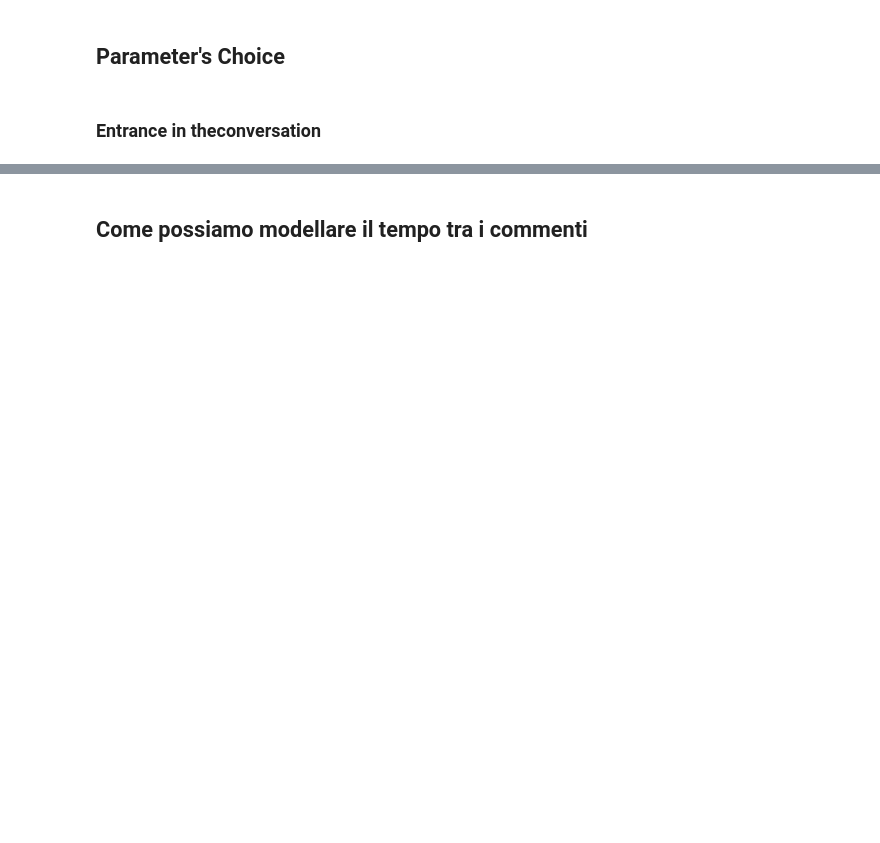
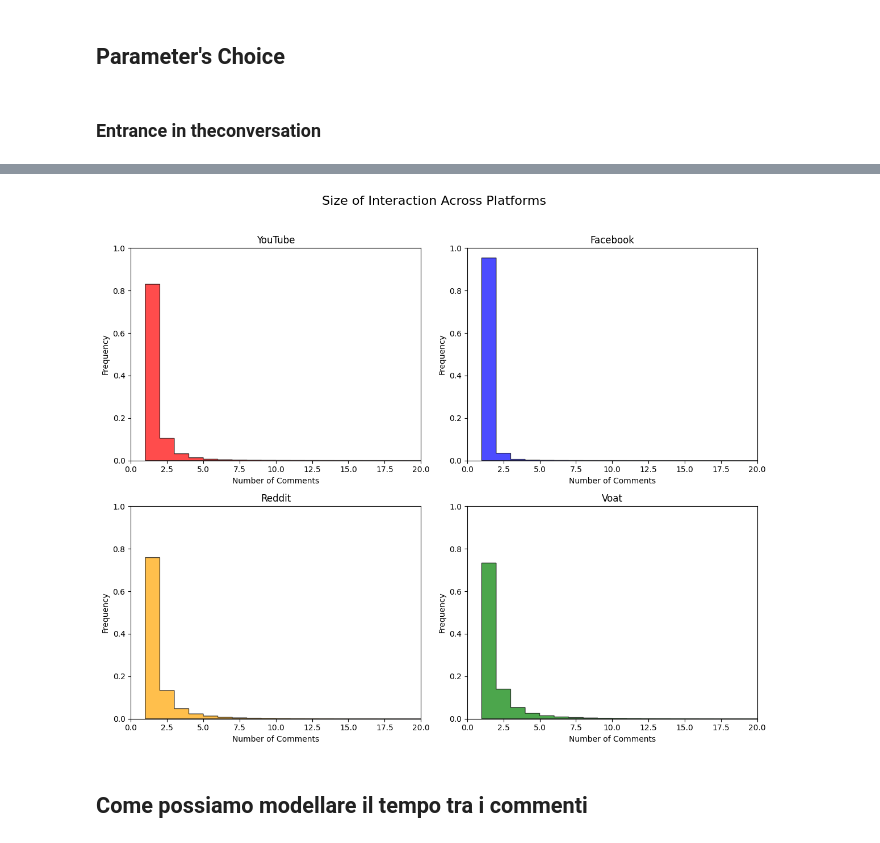
Before and after one commit to jacoponudo/Conversation_dynamics, a Jupyter notebook: src/HWK/Model.ipynb, the cells around one changed output, grey strips where cells are left out. Cells and saved outputs as stored; diff of their text form; code cells hidden in the pictures; blank space fills up the shorter version.

```diff
--- a/src/HWK/Model.ipynb
+++ b/src/HWK/Model.ipynb
@@ -277,2 +319,52 @@ plt.show()
+# %%
+# Calculate the size of interaction for each platform
+yt_size_of_interaction = yt.groupby(['user', 'post_id'])['comment_id'].count()
+fb_size_of_interaction = fb.groupby(['user_id', 'post_id'])['comment_id'].count()
+rd_size_of_interaction = rd.groupby(['user_id', 'post_id'])['comment_code'].count()
+vo_size_of_interaction = vo.groupby(['user', 'root_submission'])['comment_id'].count()
+# %%
+bins = np.arange(1, 1000)
+
+# Creare subplot
+fig, axs = plt.subplots(2, 2, figsize=(12, 10))
+
+# YouTube
+axs[0, 0].hist(yt_size_of_interaction, bins=bins, alpha=0.7, edgecolor='black', color='red', histtype='stepfilled', density=True)
+axs[0, 0].set_title('YouTube')
+axs[0, 0].set_xlim(0, 20)
+axs[0, 0].set_xlabel('Number of Comments')
+axs[0, 0].set_ylabel('Frequency')
+axs[0, 0].set_ylim(0, 1)
+
+# Facebook
+axs[0, 1].hist(fb_size_of_interaction, bins=bins, alpha=0.7, edgecolor='black', color='blue', histtype='stepfilled', density=True)
+axs[0, 1].set_title('Facebook')
+axs[0, 1].set_xlabel('Number of Comments')
+axs[0, 1].set_ylabel('Frequency')
+axs[0, 1].set_xlim(0, 20)
+axs[0, 1].set_ylim(0, 1)
+
+# Reddit
+axs[1, 0].hist(rd_size_of_interaction, bins=bins, alpha=0.7, edgecolor='black', color='orange', histtype='stepfilled', density=True)
+axs[1, 0].set_title('Reddit')
+axs[1, 0].set_xlim(0, 20)
+axs[1, 0].set_ylim(0, 1)
+axs[1, 0].set_xlabel('Number of Comments')
+axs[1, 0].set_ylabel('Frequency')
+
+# Voat
+axs[1, 1].hist(vo_size_of_interaction, bins=bins, alpha=0.7, edgecolor='black', color='green', histtype='stepfilled', density=True)
+axs[1, 1].set_title('Voat')
+axs[1, 1].set_xlim(0, 20)
+axs[1, 1].set_ylim(0, 1)
+axs[1, 1].set_xlabel('Number of Comments')
+axs[1, 1].set_ylabel('Frequency')
+
+# Titolo principale e layout
+fig.suptitle('Size of Interaction Across Platforms', fontsize=16)
+plt.tight_layout(rect=[0, 0, 1, 0.96])
+plt.show()
+# %% [output]
+[figure, added]
 # %% [markdown]
 ## Come possiamo modellare il tempo tra i  commenti
```
Also changed, not shown: parts of 25 cells of this notebook.
